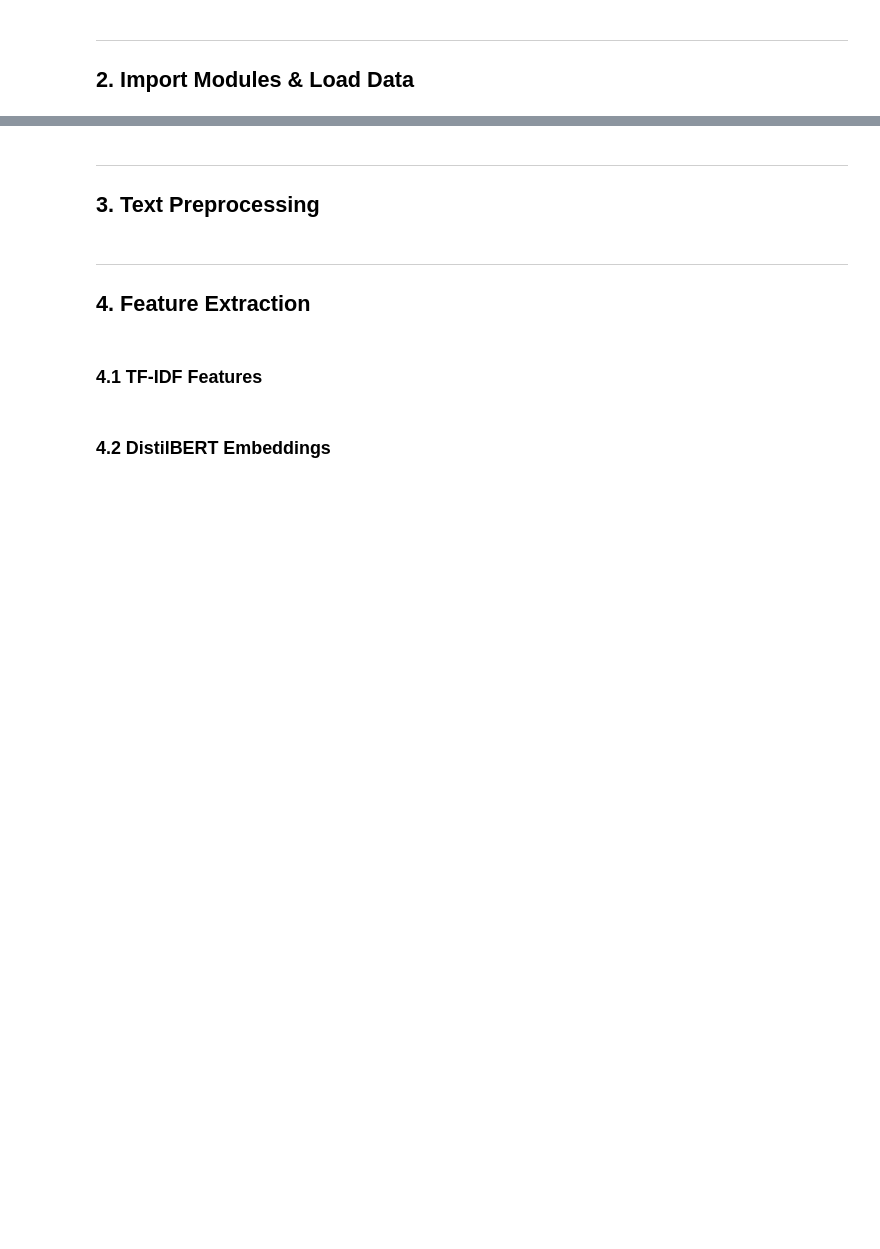
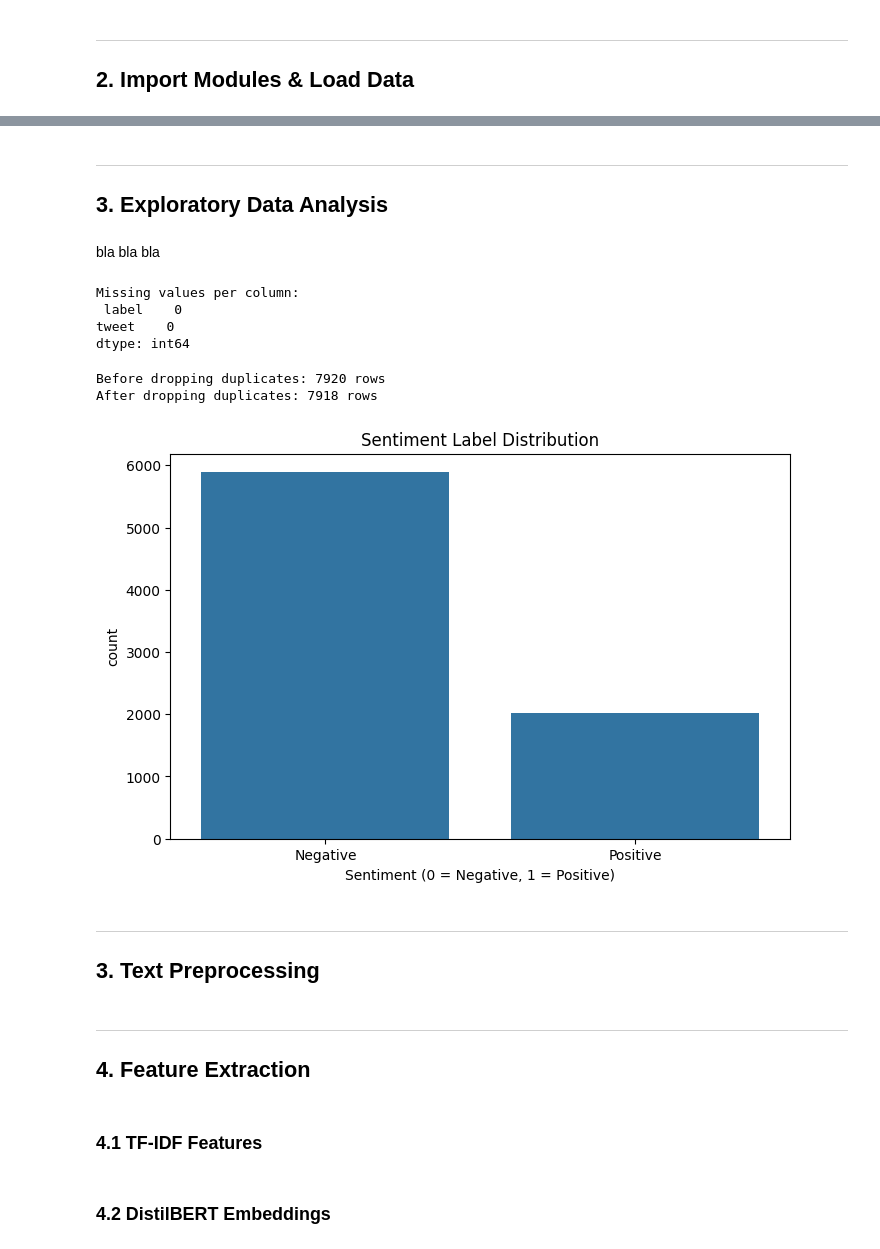
Before and after one commit to Duyduide/sentiment-analysis-ml, a Jupyter notebook: notebooks/main.ipynb, the cells around one changed output, grey strips where cells are left out. Drawn from its saved outputs; the diff is of its cells as text; code cells hidden in the pictures; blank space fills up the shorter version.

```diff
--- a/notebooks/main.ipynb
+++ b/notebooks/main.ipynb
@@ -56,14 +49,9 @@ print("✅ All modules imported successfully!")
 # %%
 # === Load Dataset ===
-# Columns for Sentiment140: target, ids, date, flag, user, text
-COLUMNS = ['target', 'ids', 'date', 'flag', 'user', 'text']
-DATA_PATH = '/content/data/training.1600000.processed.noemoticon.csv'
+DATA_PATH = '../data/sentiment_analysis.csv'
 
-df = pd.read_csv(DATA_PATH, encoding='latin-1', header=None, names=COLUMNS)
+df = pd.read_csv(DATA_PATH, encoding='latin-1')
 
-# Map target: 0 = Negative, 4 = Positive → 0/1
-df['sentiment'] = df['target'].map({0: 0, 4: 1})
 
 print(f"Dataset shape: {df.shape}")
-print(f"\nSentiment distribution:\n{df['sentiment'].value_counts()}")
 df.head()
@@ -76,6 +72,37 @@ if SAMPLE_SIZE:
         lambda x: x.sample(SAMPLE_SIZE // 2, random_state=42)
     ).reset_index(drop=True)
     print(f"Sampled dataset shape: {df.shape}")
+# %% [markdown]
+---
+## 3. Exploratory Data Analysis
+# %% [markdown]
+bla bla bla
+# %%
+df = df[['label', 'tweet']].copy()  # Keep only relevant columns
+# %%
+print('Missing values per column:\n', df.isnull().sum())
+# %% [output]
+Missing values per column:
+ label    0
+tweet    0
+dtype: int64
+# %%
+print(f'Before dropping duplicates: {df.shape[0]} rows')
+df.drop_duplicates(inplace=True)
+print(f'After dropping duplicates: {df.shape[0]} rows')
+# %% [output]
+Before dropping duplicates: 7920 rows
+After dropping duplicates: 7918 rows
+# %%
+# Label distribution
+plt.figure(figsize=(8, 5))
+sns.countplot(data=df, x='label')
+plt.title('Sentiment Label Distribution')
+plt.xlabel('Sentiment (0 = Negative, 1 = Positive)')
+plt.xticks(ticks=[0, 1], labels=['Negative', 'Positive'])
+plt.show()
+# %% [output]
+[figure, added]
 # %% [markdown]
 ---
 ## 3. Text Preprocessing
```
Also changed, not shown: parts of 7 cells of this notebook, 4 other files.
